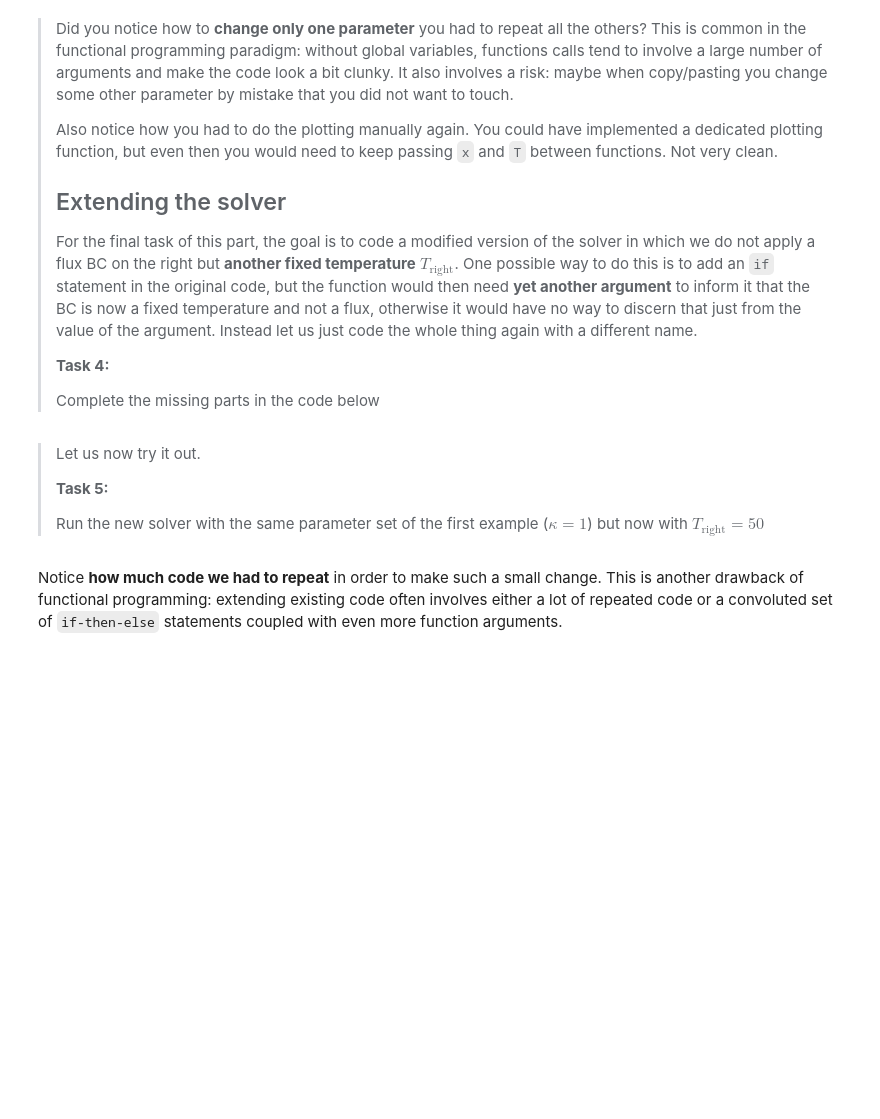
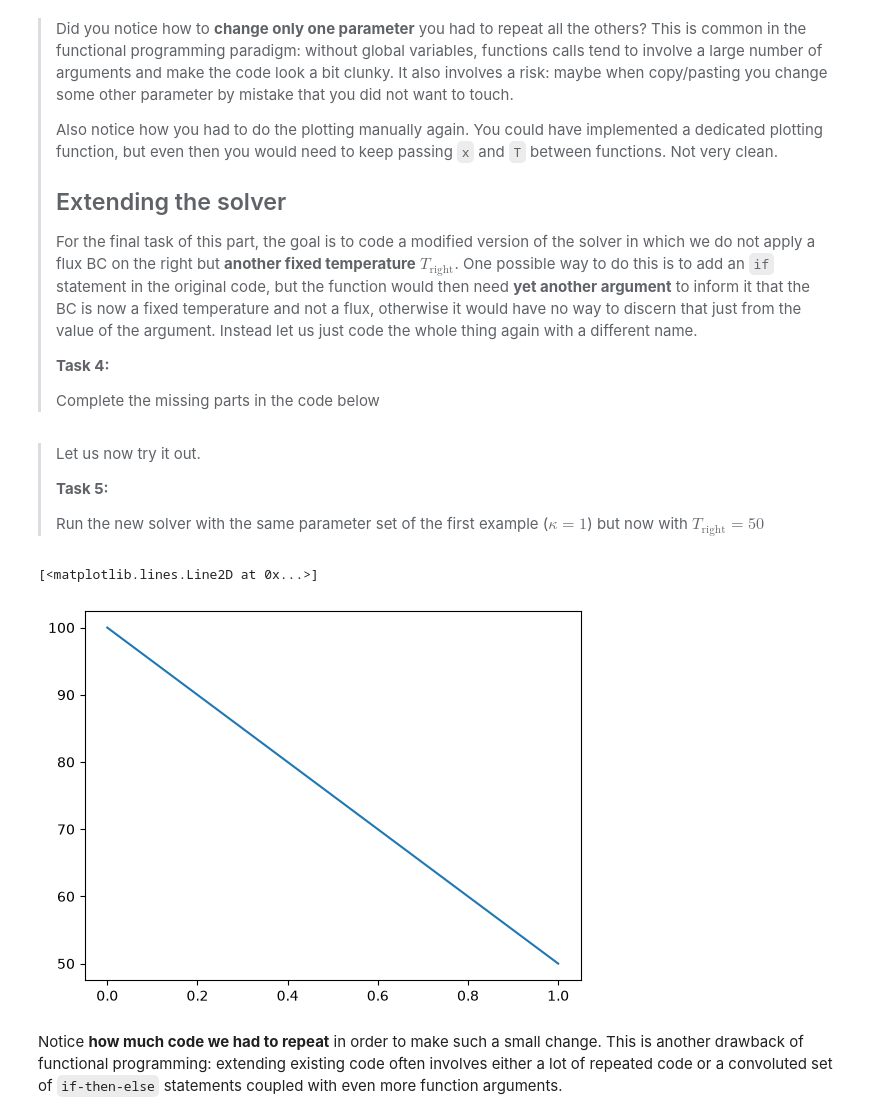
Before and after one commit to prajwalabc/PA2.1, a Jupyter notebook: 1_functional.ipynb, the cells around one changed output. Saved outputs shown, nothing was run; the diff lists cells and outputs as text; code cells hidden in the pictures; blank space fills up the shorter version.

```diff
--- a/1_functional.ipynb
+++ b/1_functional.ipynb
@@ -108,3 +102,40 @@ def run_diffusion_two(
+# %%
+def run_diffusion_two(
+    L,       # length of the bar
+    dx,      # discretization in space
+    dt,      # discretization in time
+    kappa,   # heat diffusivity
+    T_init,  # initial temperature
+    T_left,  # Temperature on the left
+    T_right, # Temperature on the right
+    n_steps, # number of time steps
+):
+
+    assert kappa*dt/dx/dx<=0.5, 'Stability condition not satisfied'
+
+    # spatial discretization
+    x = np.arange(0, L+dx, dx)
+    nx = len(x)
+
+    # solution vectors
+    T = np.zeros((n_steps,nx))
+
+    # temperature field at t=0
+    T[0,:] = T_init
+
+    # loop through time
+    for n in range(n_steps-1):
+        # solution on the left
+        T[n+1,0] = T_left
+
+        # solution in the interior
+        for m in range(1,nx-1):
+            T[n+1,m] = T[n,m] + kappa*dt/dx/dx*(T[n,m+1]-2*T[n,m]+T[n,m-1])
+
+        # solution on the right
+        T[n+1,-1] = T_right
+
+    return x, T
 # %% [markdown]
 > Let us now try it out.
 >
@@ -120,3 +145,12 @@ x,T = # YOUR_CODE_LINE_HERE
+# %%
+# run the solver
+x,T = run_diffusion_two(L=1, dx=0.1, dt=0.001, kappa=1, T_init=25, T_left=100, T_right=50, n_steps=1000)
+
+# plot the solution
+plt.plot(x,T[-1,:])
+# %% [output]
+[<matplotlib.lines.Line2D at 0x...>]
+[figure, added]
 # %% [markdown]
 Notice **how much code we had to repeat** in order to make such a small change. This is another drawback of functional programming: extending existing code often involves either a lot of repeated code or a convoluted set of `if-then-else` statements coupled with even more function arguments.
 # %% [markdown]
```
Also changed, not shown: parts of 7 cells of this notebook.
